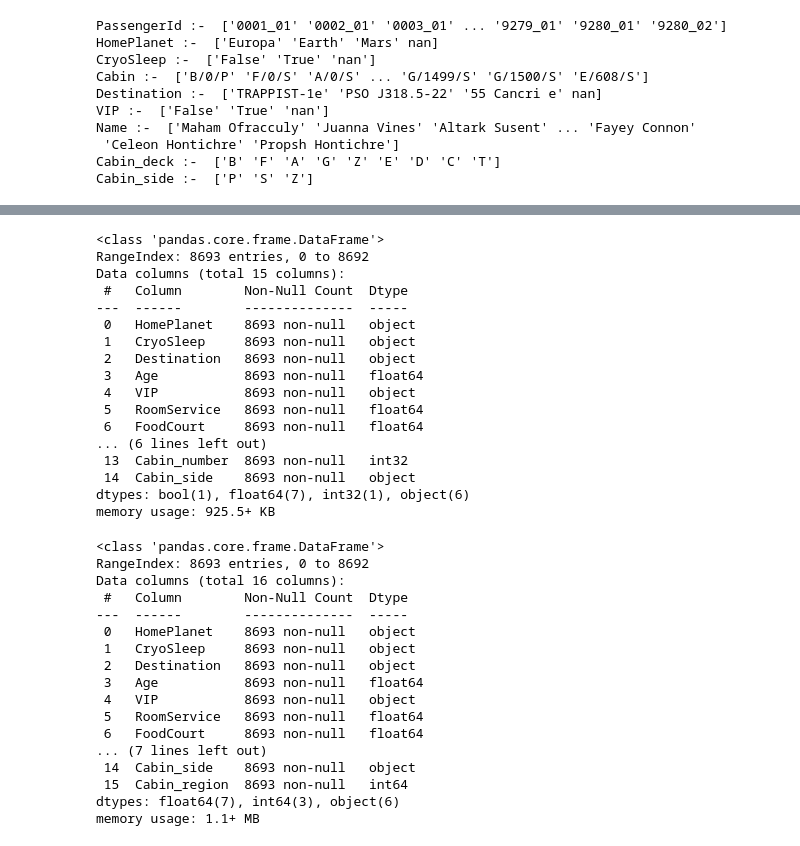
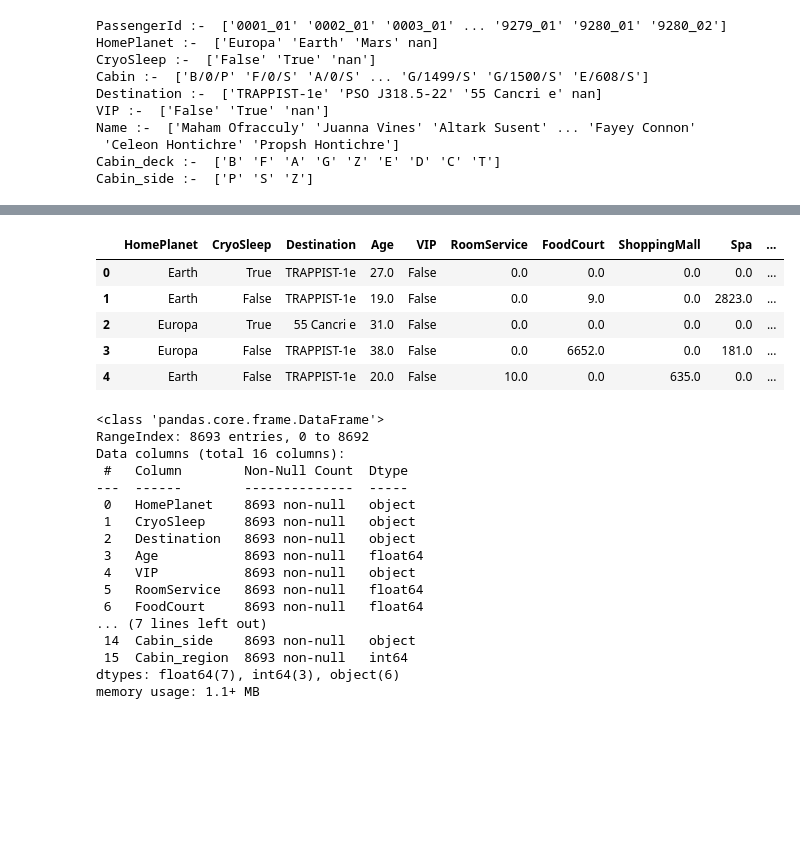
Before and after one commit to sumitk87549/Kaggle-getting-started, a Jupyter notebook: SpaceshipTitanic/spaceship-titanic-rescue.ipynb, the cells around one changed output, grey strips where cells are left out. Saved outputs shown, nothing was run; the diff lists cells and outputs as text; code cells hidden in the pictures; blank space fills up the shorter version.

```diff
--- a/SpaceshipTitanic/spaceship-titanic-rescue.ipynb
+++ b/SpaceshipTitanic/spaceship-titanic-rescue.ipynb
@@ -76,6 +76,9 @@ train_df.head()
 # %%
 train_df[['RoomService','FoodCourt','ShoppingMall','Spa','VRDeck']] = train_df[['RoomService','FoodCourt','ShoppingMall','Spa','VRDeck']].fillna(0)
 train_df["total_cost"]=train_df['RoomService']+train_df['FoodCourt']+train_df['ShoppingMall']+train_df['Spa']+train_df['VRDeck']
+# %%
+test_df[['RoomService','FoodCourt','ShoppingMall','Spa','VRDeck']] = test_df[['RoomService','FoodCourt','ShoppingMall','Spa','VRDeck']].fillna(0)
+test_df["total_cost"]=test_df['RoomService']+test_df['FoodCourt']+test_df['ShoppingMall']+test_df['Spa']+test_df['VRDeck']
 # %% [markdown]
 ### Visualizing relation b/w trasported and various other categories
 # %%
@@ -132,6 +135,12 @@ train_df["Cabin"].fillna("Z/9999/Z", inplace=True)
 train_df["Cabin_deck"] = train_df["Cabin"].apply(lambda x: x.split("/")[0])
 train_df["Cabin_number"] = train_df["Cabin"].apply(lambda x: x.split("/")[1]).astype(int)
 train_df["Cabin_side"] = train_df["Cabin"].apply(lambda x: x.split("/")[2])
+# %%
+#Splitting Cabin Data
+test_df["Cabin"].fillna("Z/9999/Z", inplace=True)
+test_df["Cabin_deck"] = test_df["Cabin"].apply(lambda x: x.split("/")[0])
+test_df["Cabin_number"] = test_df["Cabin"].apply(lambda x: x.split("/")[1]).astype(int)
+test_df["Cabin_side"] = test_df["Cabin"].apply(lambda x: x.split("/")[2])
 # %%
 fig3, axes3 = plt.subplots(nrows=2, ncols=2, figsize=(15,10))
 # axes3 = axes3.flatten()
@@ -243,20 +195,0 @@ train_df.head()
-# %%
-train_df.info()
-# %% [output]
-<class 'pandas.core.frame.DataFrame'>
-RangeIndex: 8693 entries, 0 to 8692
-Data columns (total 15 columns):
- #   Column        Non-Null Count  Dtype
----  ------        --------------  -----
- 0   HomePlanet    8693 non-null   object
- 1   CryoSleep     8693 non-null   object
- 2   Destination   8693 non-null   object
- 3   Age           8693 non-null   float64
- 4   VIP           8693 non-null   object
- 5   RoomService   8693 non-null   float64
- 6   FoodCourt     8693 non-null   float64
-... (6 lines left out)
- 13  Cabin_number  8693 non-null   int32
- 14  Cabin_side    8693 non-null   object
-dtypes: bool(1), float64(7), int32(1), object(6)
-memory usage: 925.5+ KB
@@ -266 +196,12 @@ train_df[['Cabin_number']] = train_df[['Cabin_number']].astype(np.int64)
+# %%
+test_df.replace('nan',np.nan,inplace=True)
+test_df[['VIP']] = test_df[['VIP']].fillna(False)
+test_df[['HomePlanet']] = test_df[['HomePlanet']].fillna(test_df['HomePlanet'].mode()[0])
+test_df[['CryoSleep']] = test_df[['CryoSleep']].fillna(test_df['CryoSleep'].mode()[0])
+test_df[['Destination']] = test_df[['Destination']].fillna(test_df['Destination'].mode()[0])
+avg = test_df['Age'].mean()
+std = test_df['Age'].std()
+
+test_df[['Age']] = test_df[['Age']].fillna(np.random.randint(avg-std,avg+std))
+test_df = test_df.drop(columns=['PassengerId', 'Name','Cabin'])
 # %%
@@ -273,0 +217,9 @@ train_df['Cabin_region'] = train_df['Cabin_region'].astype(np.int64)
+# %%
+test_df.head()
+# %% [output]
+|  | HomePlanet | CryoSleep | Destination | Age | VIP | RoomService | FoodCourt | ShoppingMall | Spa | ... |
+| 0 | Earth | True | TRAPPIST-1e | 27.0 | False | 0.0 | 0.0 | 0.0 | 0.0 | ... |
+| 1 | Earth | False | TRAPPIST-1e | 19.0 | False | 0.0 | 9.0 | 0.0 | 2823.0 | ... |
+| 2 | Europa | True | 55 Cancri e | 31.0 | False | 0.0 | 0.0 | 0.0 | 0.0 | ... |
+| 3 | Europa | False | TRAPPIST-1e | 38.0 | False | 0.0 | 6652.0 | 0.0 | 181.0 | ... |
+| 4 | Earth | False | TRAPPIST-1e | 20.0 | False | 10.0 | 0.0 | 635.0 | 0.0 | ... |
```
Also changed, not shown: parts of 33 cells of this notebook, 4 other files.
